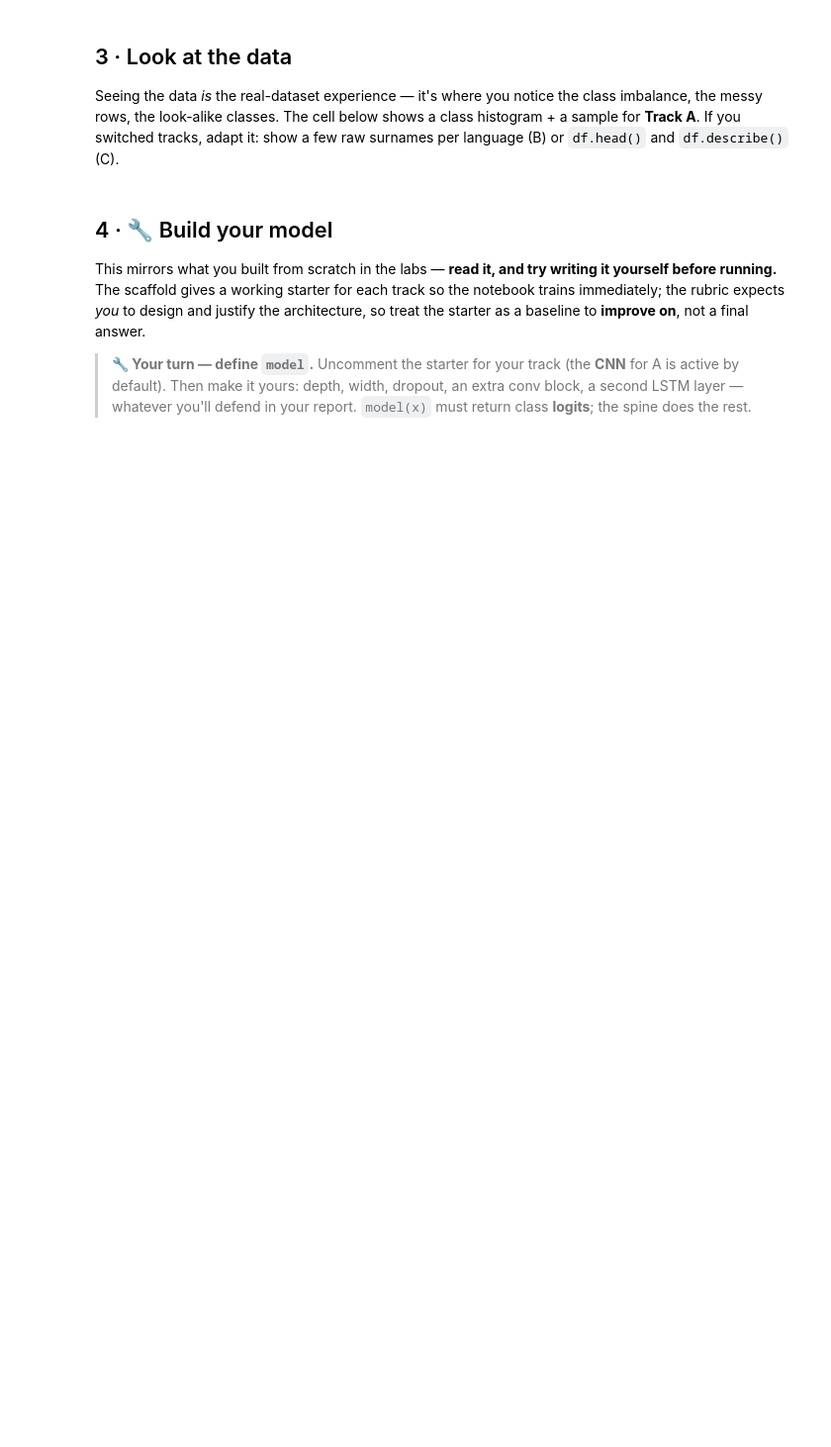
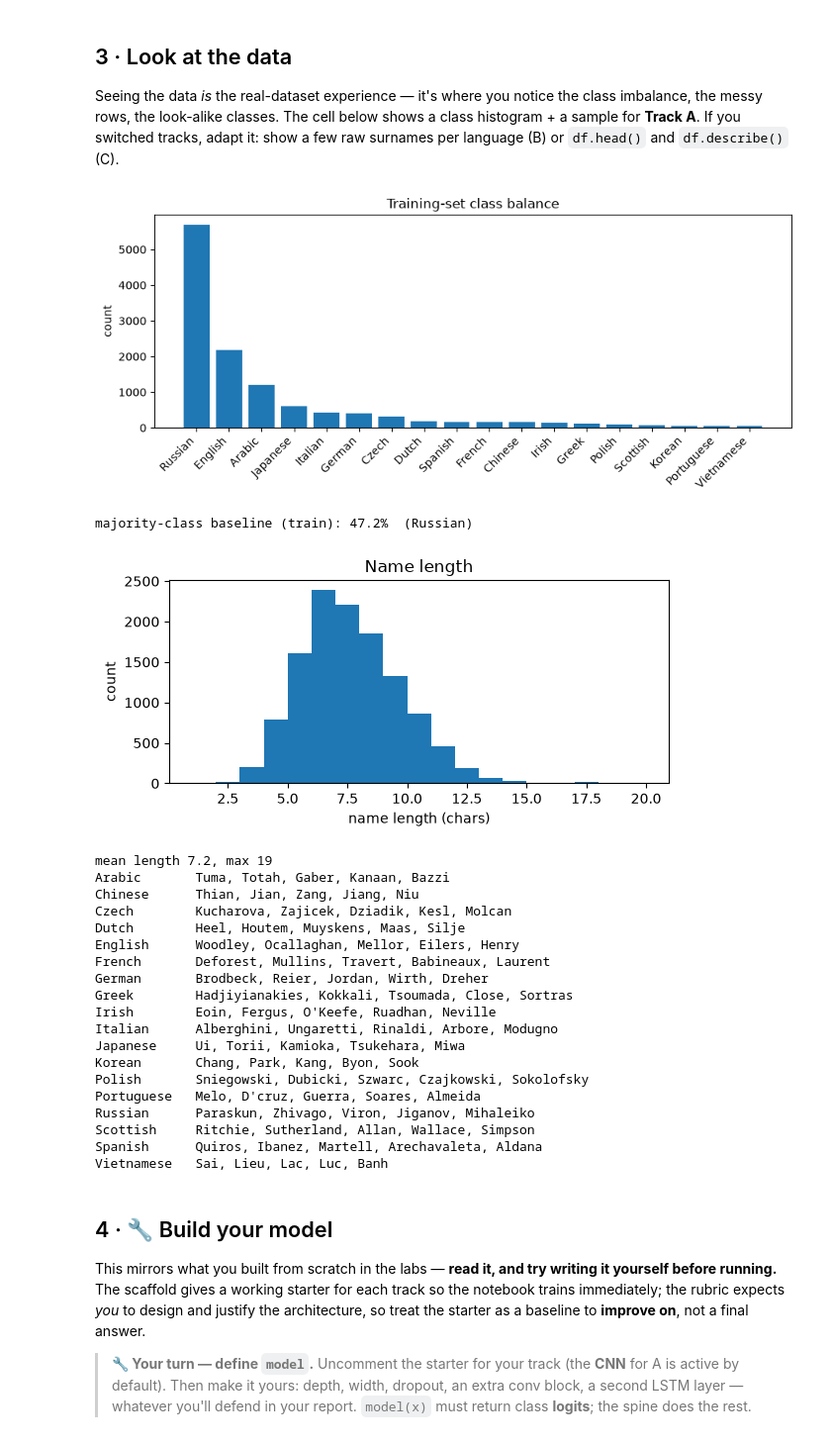
Before and after one commit to PoonpipatChangkwain/DL, a Jupyter notebook: 06_capstone_starter.ipynb, the cells around one changed output. Shown at 99% size. Saved outputs shown, nothing was run; the diff lists cells and outputs as text; code cells hidden in the pictures; blank space fills up the shorter version.

Commit message:
Edit Model Track B

```diff
--- a/06_capstone_starter.ipynb
+++ b/06_capstone_starter.ipynb
@@ -320,28 +325,62 @@ imbalance, the messy rows, the look-alike classes. The cell below shows a class
 histogram + a sample for **Track A**. If you switched tracks, adapt it: show a few
 raw surnames per language (B) or `df.head()` and `df.describe()` (C).
 # %%
-# EDA for the ACTIVE track (A · CIFAR-10). Adapt for B (print sample names per
-# class) or C (df.head(), df["species"].value_counts(), a pairplot).
+# EDA for Track B · Names-by-language
 import collections
 
 # 1. Class histogram of the training split -- is it balanced?
 counts = collections.Counter(int(train_set[i][1]) for i in range(len(train_set)))
-plt.figure(figsize=(9, 3))
-plt.bar([classes[k] for k in sorted(counts)], [counts[k] for k in sorted(counts)])
+order = sorted(counts, key=counts.get, reverse=True)     # biggest class first
+plt.figure(figsize=(9, 4))
+plt.bar([classes[k] for k in order], [counts[k] for k in order])
 plt.xticks(rotation=45, ha="right"); plt.ylabel("count")
 plt.title("Training-set class balance"); plt.tight_layout(); plt.show()
 print("majority-class baseline (train):",
-      f"{max(counts.values()) / sum(counts.values()):.1%}")
+      f"{max(counts.values()) / sum(counts.values()):.1%}  ({classes[order[0]]})")
 
-# 2. A few sample images with their labels.
-inv = transforms.Normalize((-0.4914 / 0.2470, -0.4822 / 0.2435, -0.4465 / 0.2616),
-                            (1 / 0.2470, 1 / 0.2435, 1 / 0.2616))
-fig, axes = plt.subplots(1, 6, figsize=(11, 2.2))
-for ax, i in zip(axes, range(6)):
-    img, label = train_set[i]
-    ax.imshow(inv(img).permute(1, 2, 0).clamp(0, 1).numpy())
-    ax.set_title(classes[label], fontsize=9); ax.axis("off")
-plt.tight_layout(); plt.show()
+# 2. Name-length distribution (decides how much padding the LSTM sees).
+itos = {i: c for c, i in stoi.items()}                   # id -> char (0 = <pad>)
+def decode(ids):
+    return "".join(itos[int(t)] for t in ids if t > 0)
+
+lengths = [len(decode(train_set[i][0])) for i in range(len(train_set))]
+plt.figure(figsize=(6, 3))
+plt.hist(lengths, bins=range(1, max(lengths) + 2))
+plt.xlabel("name length (chars)"); plt.ylabel("count")
+plt.title("Name length"); plt.tight_layout(); plt.show()
+print(f"mean length {np.mean(lengths):.1f}, max {max(lengths)}")
+
+# 3. A few raw surnames per language.
+by_class = collections.defaultdict(list)
+for i in range(len(train_set)):
+    x, label = train_set[i]
+    if len(by_class[int(label)]) < 5:
+        by_class[int(label)].append(decode(x))
+for k in sorted(by_class):
+    print(f"{classes[k]:<12} {', '.join(by_class[k])}")
+# %% [output]
+[figure, added]
+majority-class baseline (train): 47.2%  (Russian)
+[figure, added]
+mean length 7.2, max 19
+Arabic       Tuma, Totah, Gaber, Kanaan, Bazzi
+Chinese      Thian, Jian, Zang, Jiang, Niu
+Czech        Kucharova, Zajicek, Dziadik, Kesl, Molcan
+Dutch        Heel, Houtem, Muyskens, Maas, Silje
+English      Woodley, Ocallaghan, Mellor, Eilers, Henry
+French       Deforest, Mullins, Travert, Babineaux, Laurent
+German       Brodbeck, Reier, Jordan, Wirth, Dreher
+Greek        Hadjiyianakies, Kokkali, Tsoumada, Close, Sortras
+Irish        Eoin, Fergus, O'Keefe, Ruadhan, Neville
+Italian      Alberghini, Ungaretti, Rinaldi, Arbore, Modugno
+Japanese     Ui, Torii, Kamioka, Tsukehara, Miwa
+Korean       Chang, Park, Kang, Byon, Sook
+Polish       Sniegowski, Dubicki, Szwarc, Czajkowski, Sokolofsky
+Portuguese   Melo, D'cruz, Guerra, Soares, Almeida
+Russian      Paraskun, Zhivago, Viron, Jiganov, Mihaleiko
+Scottish     Ritchie, Sutherland, Allan, Wallace, Simpson
+Spanish      Quiros, Ibanez, Martell, Arechavaleta, Aldana
+Vietnamese   Sai, Lieu, Lac, Luc, Banh
 # %% [markdown]
 ## 4 · 🔧 Build your model
 
```
Also changed, not shown: parts of 4 cells of this notebook.
